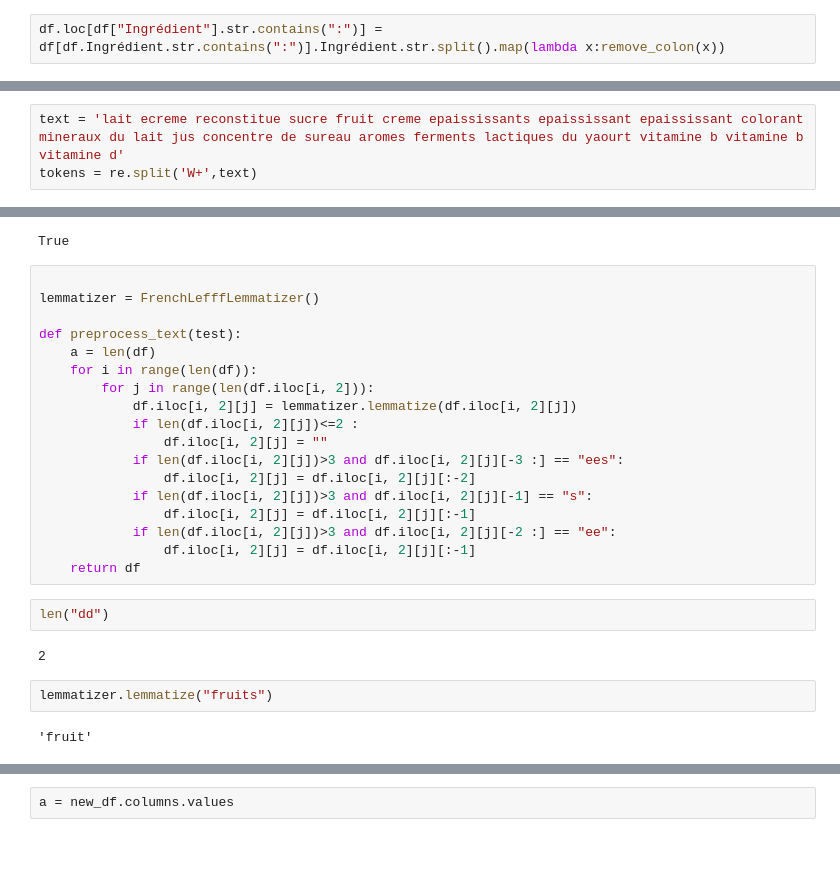
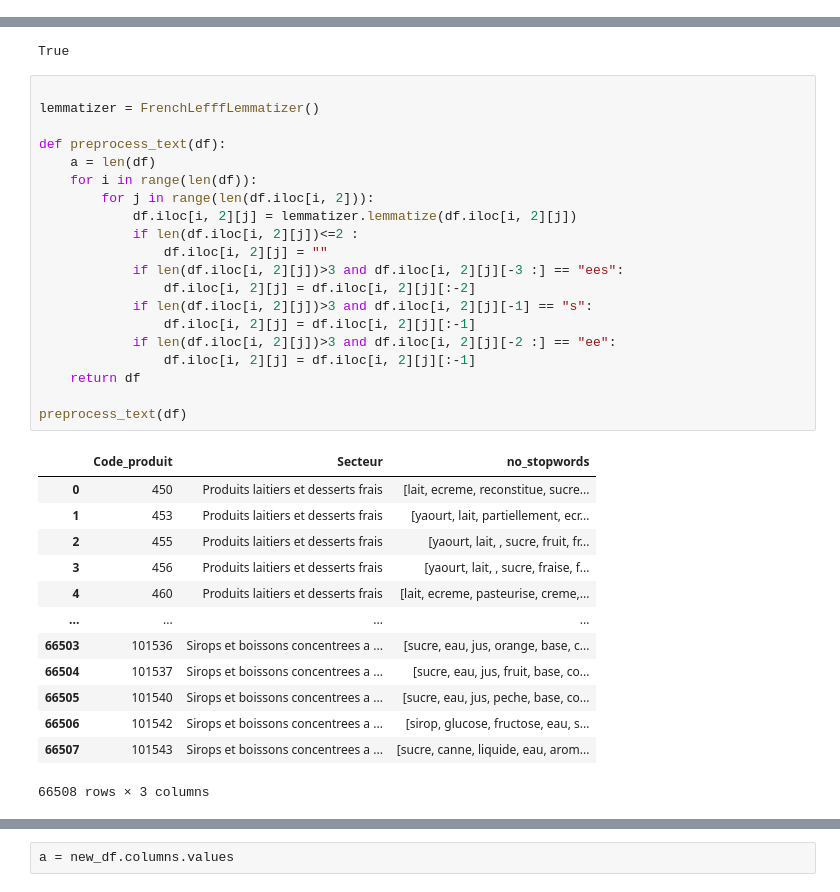
Before and after one commit to Thomasaujoux/food-classification, a Jupyter notebook: data_preparation/NLP.ipynb, the cells around one changed output, grey strips where cells are left out. Saved outputs shown, nothing was run; the diff lists cells and outputs as text; blank space fills up the shorter version.

```diff
--- a/data_preparation/NLP.ipynb
+++ b/data_preparation/NLP.ipynb
@@ -83,2 +105,0 @@ See the caveats in the documentation: https://pandas.pydata.org/pandas-docs/stab
-# %%
-df.loc[df["Ingrédient"].str.contains(":")] = df[df.Ingrédient.str.contains(":")].Ingrédient.str.split().map(lambda x:remove_colon(x))
@@ -141,3 +184,0 @@ df['msg_tokenied']= df['msg_lower'].apply(lambda x: tokenization(x))
-# %%
-text = 'lait ecreme reconstitue sucre fruit creme epaississants epaississant epaississant colorant mineraux du lait jus concentre de sureau aromes ferments lactiques du yaourt vitamine b vitamine b vitamine d'
-tokens = re.split('W+',text)
@@ -208,26 +271,34 @@ True
 # %%
 
 lemmatizer = FrenchLefffLemmatizer()
 
-def preprocess_text(test):
+def preprocess_text(df):
     a = len(df)
     for i in range(len(df)):
         for j in range(len(df.iloc[i, 2])):
             df.iloc[i, 2][j] = lemmatizer.lemmatize(df.iloc[i, 2][j])
             if len(df.iloc[i, 2][j])<=2 :
                 df.iloc[i, 2][j] = ""
             if len(df.iloc[i, 2][j])>3 and df.iloc[i, 2][j][-3 :] == "ees":
                 df.iloc[i, 2][j] = df.iloc[i, 2][j][:-2]
             if len(df.iloc[i, 2][j])>3 and df.iloc[i, 2][j][-1] == "s":
                 df.iloc[i, 2][j] = df.iloc[i, 2][j][:-1]
             if len(df.iloc[i, 2][j])>3 and df.iloc[i, 2][j][-2 :] == "ee":
                 df.iloc[i, 2][j] = df.iloc[i, 2][j][:-1]
     return df
+
+preprocess_text(df)
+# %% [output]
+|  | Code_produit | Secteur | no_stopwords |
+| 0 | 450 | Produits laitiers et desserts frais | [lait, ecreme, reconstitue, sucre... |
+| 1 | 453 | Produits laitiers et desserts frais | [yaourt, lait, partiellement, ecr... |
+| 2 | 455 | Produits laitiers et desserts frais | [yaourt, lait, , sucre, fruit, fr... |
+| 3 | 456 | Produits laitiers et desserts frais | [yaourt, lait, , sucre, fraise, f... |
+| 4 | 460 | Produits laitiers et desserts frais | [lait, ecreme, pasteurise, creme,... |
+| ... | ... | ... | ... |
+| 66503 | 101536 | Sirops et boissons concentrees a ... | [sucre, eau, jus, orange, base, c... |
+| 66504 | 101537 | Sirops et boissons concentrees a ... | [sucre, eau, jus, fruit, base, co... |
+| 66505 | 101540 | Sirops et boissons concentrees a ... | [sucre, eau, jus, peche, base, co... |
+| 66506 | 101542 | Sirops et boissons concentrees a ... | [sirop, glucose, fructose, eau, s... |
+| 66507 | 101543 | Sirops et boissons concentrees a ... | [sucre, canne, liquide, eau, arom... |
+66508 rows × 3 columns
-# %%
-len("dd")
-# %% [output]
-2
-# %%
-lemmatizer.lemmatize("fruits")
-# %% [output]
-'fruit'
```
Also changed, not shown: parts of 35 cells of this notebook, 4 other files.
